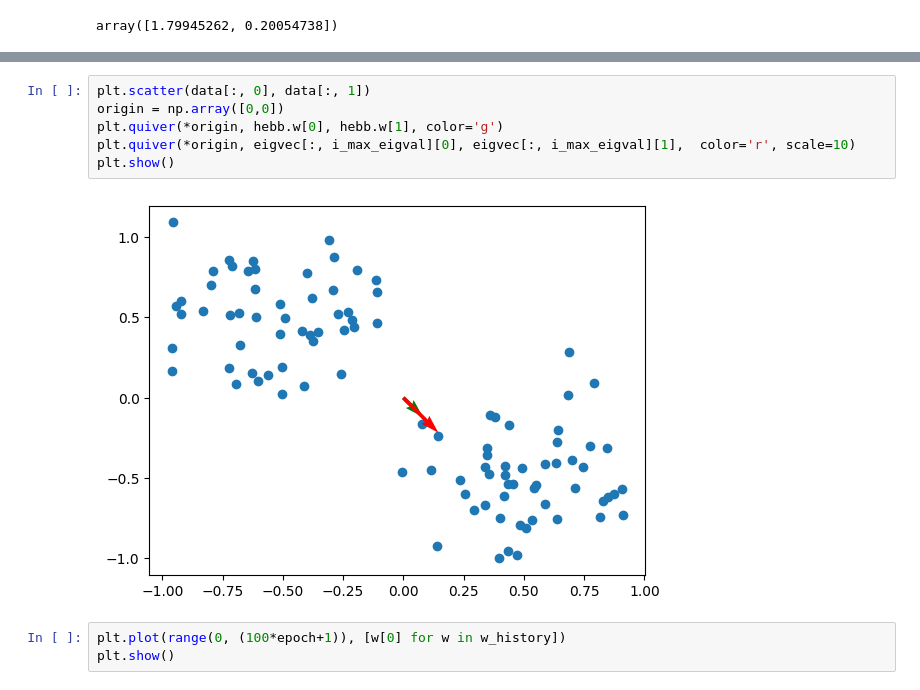
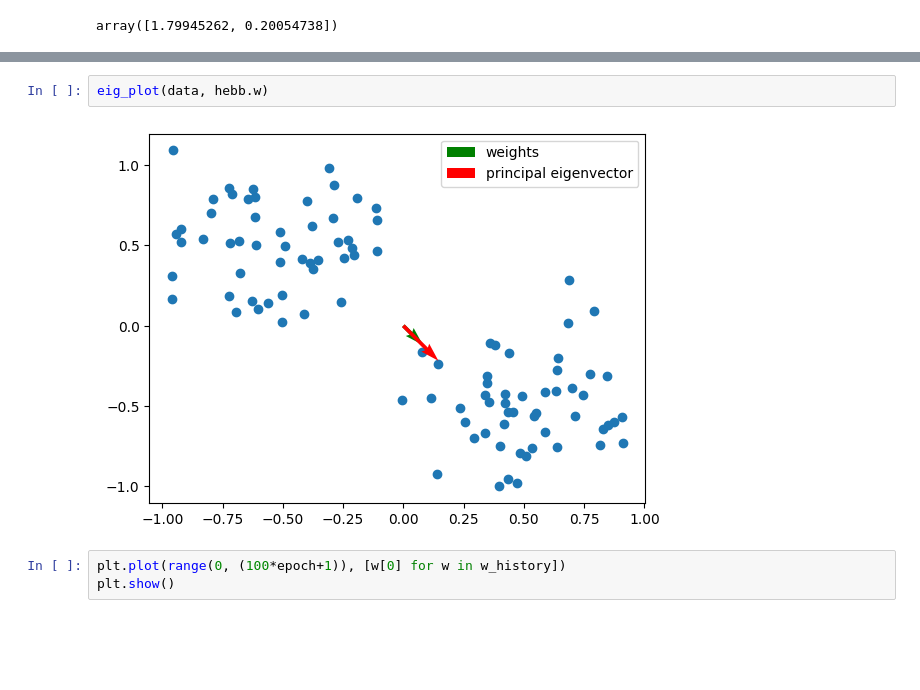
Before and after one commit to JacopoRaffi/CNS_Assignments, a Jupyter notebook: LAB2_1/main.ipynb, the cells around one changed output, grey strips where cells are left out. Saved outputs shown, nothing was run; the diff lists cells and outputs as text; blank space fills up the shorter version.

Commit message:
add eigenvector plot

```diff
--- a/LAB2_1/main.ipynb
+++ b/LAB2_1/main.ipynb
@@ -36,14 +37,10 @@ i_max_eigval = np.argmax(eigval)
 i_max_eigval
 # %% [output]
 0
-# %%
-plt.scatter(data[:, 0], data[:, 1])
-origin = np.array([0,0])
-plt.quiver(*origin, hebb.w[0], hebb.w[1], color='g')
-plt.quiver(*origin, eigvec[:, i_max_eigval][0], eigvec[:, i_max_eigval][1],  color='r', scale=10)
-plt.show()
-# %% [output]
-[figure, removed]
+# %%
+eig_plot(data, hebb.w)
+# %% [output]
+[figure, added]
 # %%
 plt.plot(range(0, (100*epoch+1)), [w[0] for w in w_history])
 plt.show()
```
Also changed, not shown: parts of 2 cells of this notebook, 1 other file.
